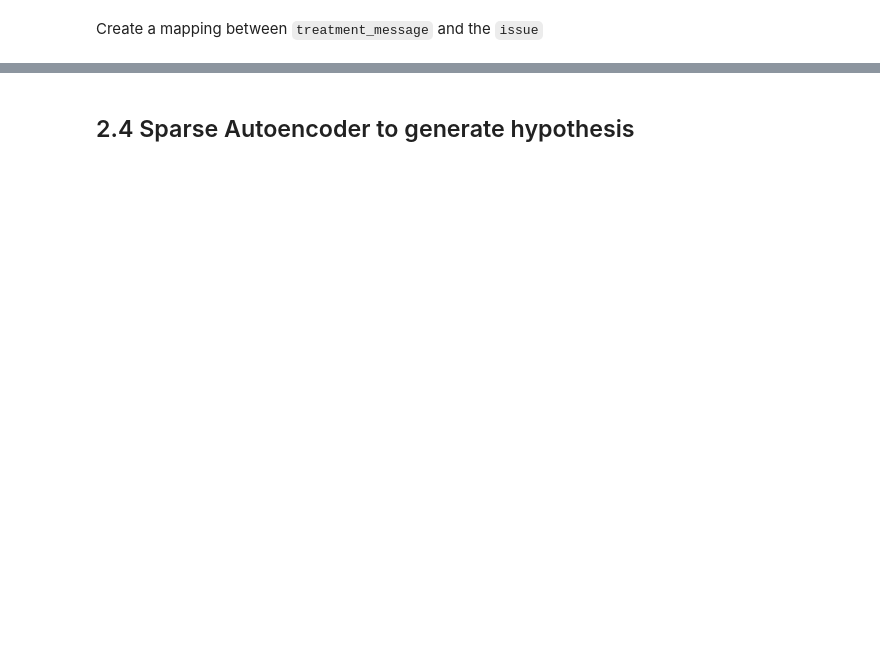
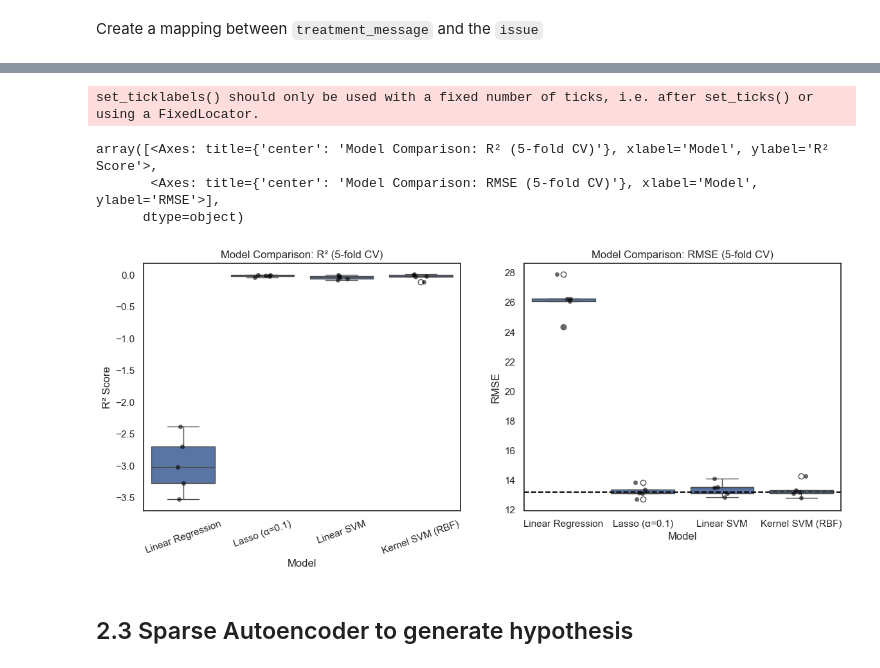
Before and after one commit to KataTech/scaling-LLM-persuasion, a Jupyter notebook: data_analysis/regression.ipynb, the cells around one changed output, grey strips where cells are left out. Cells and saved outputs as stored; diff of their text form; code cells hidden in the pictures; blank space fills up the shorter version.

Commit message:
Added residual embedding, prediction, and sparse AutoEncoder

```diff
--- a/data_analysis/regression.ipynb
+++ b/data_analysis/regression.ipynb
@@ -356,0 +521,10 @@ Embed the `issue`
+# %%
+# take the average value of "dv_response_mean" for each unique treatment message
+agg_df = (
+    merged_df
+    .groupby("treatment_message", as_index=False)["dv_response_mean"]
+    .mean()
+    .rename(columns={"dv_response_mean": "avg_dv_response_mean"})
+)
+print(agg_df.shape)
+agg_df.head()
@@ -356,0 +539,4 @@ Embed the `issue`
+# %%
+X = np.load("msgs_word_embeddings.npy")
+y = agg_df['avg_dv_response_mean'].values
+X.shape, y.shape
@@ -357,2 +629,63 @@ Embed the `issue`
+# %%
+import pandas as pd
+import seaborn as sns
+import matplotlib.pyplot as plt
+from sklearn.linear_model import LinearRegression, Lasso
+from sklearn.svm import SVR, LinearSVR
+import numpy as np
+
+# Define models
+models = {
+    "Linear Regression": LinearRegression(),
+    "Lasso (α=0.1)": Lasso(alpha=0.1),
+    "Linear SVM": LinearSVR(C=1.0, max_iter=5000),
+    "Kernel SVM (RBF)": SVR(kernel="rbf", C=1.0)
+}
+
+# Collect results
+all_r2, all_rmse = [], []
+for name, model in models.items():
+    res = evaluate_model(model, X, y, K=5)
+
+    for score in res["r2_all"]:
+        all_r2.append({"Model": name, "Score": score})
+
+    for score in res["rmse_all"]:
+        all_rmse.append({"Model": name, "Score": score})
+
+df_r2 = pd.DataFrame(all_r2)
+df_rmse = pd.DataFrame(all_rmse)
+
+# Baseline RMSE = std of y
+baseline_rmse = np.sqrt(np.mean((y - np.mean(y))**2))
+
+# Plot: two panels
+fig, axes = plt.subplots(1, 2, figsize=(14, 5), sharex=False)
+
+# Left: R²
+sns.boxplot(data=df_r2, x="Model", y="Score", ax=axes[0])
+sns.stripplot(data=df_r2, x="Model", y="Score", color="black",
+              alpha=0.6, jitter=True, ax=axes[0])
+axes[0].set_title("Model Comparison: R² (5-fold CV)")
+axes[0].set_ylabel("R² Score")
+axes[0].set_xticklabels(axes[0].get_xticklabels(), rotation=20)
+
+# Right: RMSE
+sns.boxplot(data=df_rmse, x="Model", y="Score", ax=axes[1])
+sns.stripplot(data=df_rmse, x="Model", y="Score", color="black",
+              alpha=0.6, jitter=True, ax=axes[1])
+
+# Add baseline RMSE as horizontal dotted line
+axes[1].axhline(baseline_rmse, color="black", linestyle="--", label="Baseline RMSE")
+
+axes[1].set_title("Model Comparison: RMSE (5-fold CV)")
+axes[1].set_ylabel("RMSE")
+axes
+# %% [output]
+set_ticklabels() should only be used with a fixed number of ticks, i.e. after set_ticks() or using a FixedLocator.
+array([<Axes: title={'center': 'Model Comparison: R² (5-fold CV)'}, xlabel='Model', ylabel='R² Score'>,
+       <Axes: title={'center': 'Model Comparison: RMSE (5-fold CV)'}, xlabel='Model', ylabel='RMSE'>],
+      dtype=object)
+[figure, added]
 # %% [markdown]
-## 2.4 Sparse Autoencoder to generate hypothesis
+## 2.3 Sparse Autoencoder to generate hypothesis
```
Also changed, not shown: parts of 43 cells of this notebook, 15 other files.
